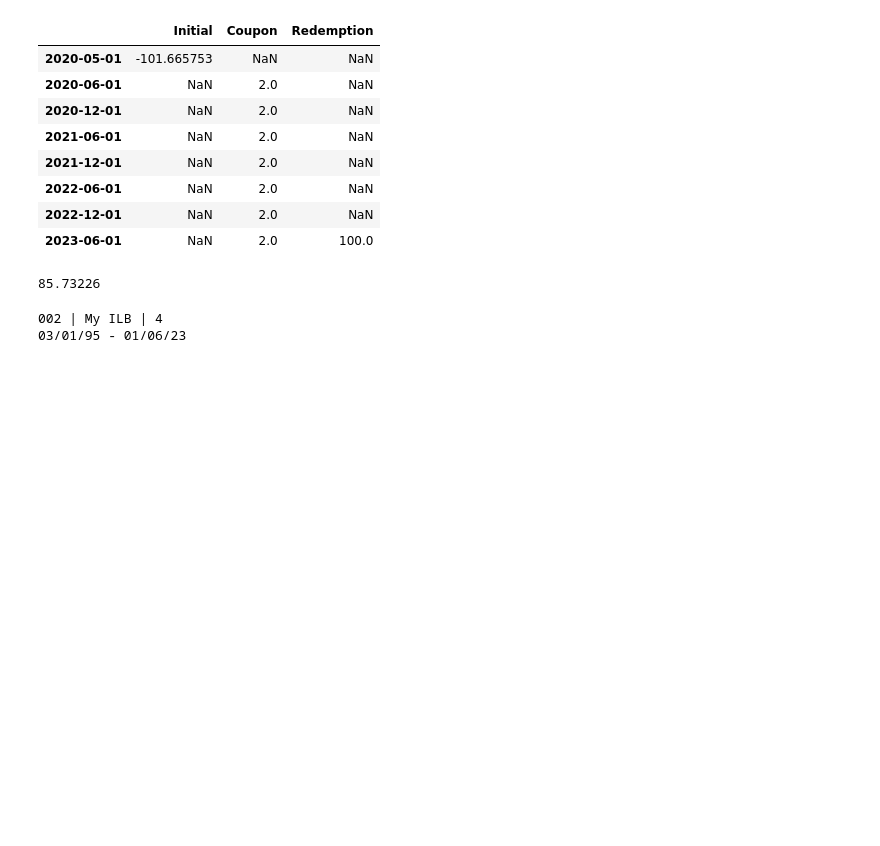
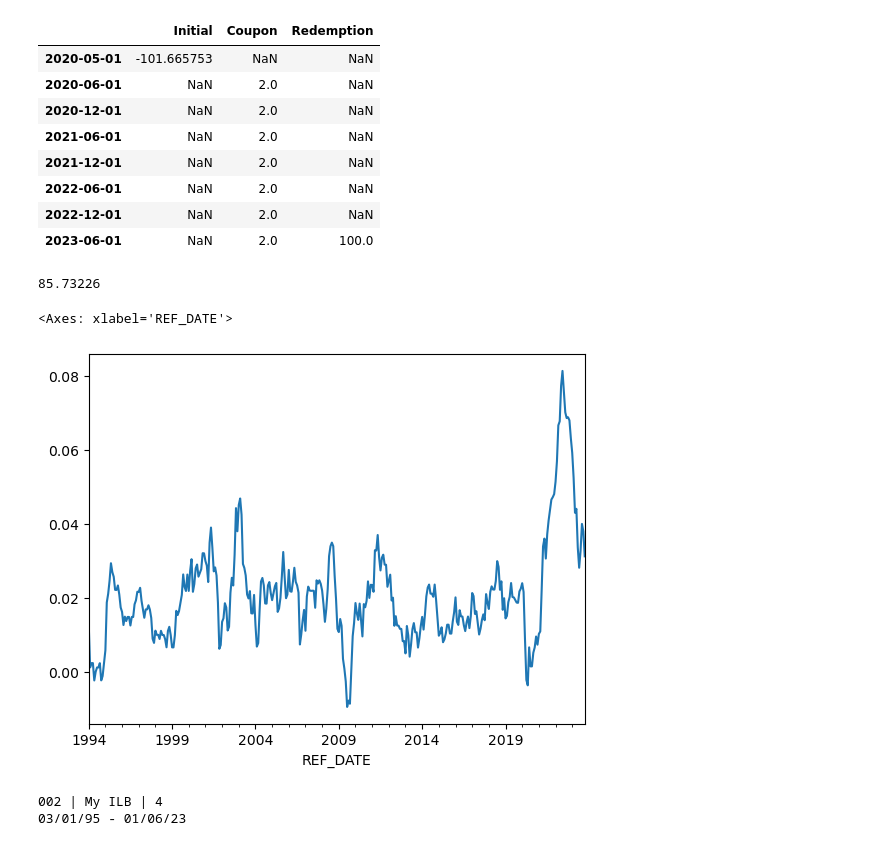
Before and after one commit to marcussteinbacher/fm_se, a Jupyter notebook: test.ipynb, the cells around one changed output. Drawn from its saved outputs; the diff is of its cells as text; code cells hidden in the pictures; blank space fills up the shorter version.

```diff
--- a/test.ipynb
+++ b/test.ipynb
@@ -545,6 +669,12 @@ eval_date = pd.Timestamp("1995-01-03")
 print(cpi.ref_cpi(eval_date))
 # %% [output]
 85.73226
+# %%
+cpi_pa = cpi.series.loc["1993-01-01":].pct_change(periods=12).dropna()
+cpi_pa.plot()
+# %% [output]
+<Axes: xlabel='REF_DATE'>
+[figure, added]
 # %%
 import pandas as pd
 from bond import ILB
```
Also changed, not shown: parts of 9 cells of this notebook, 3 other files.
